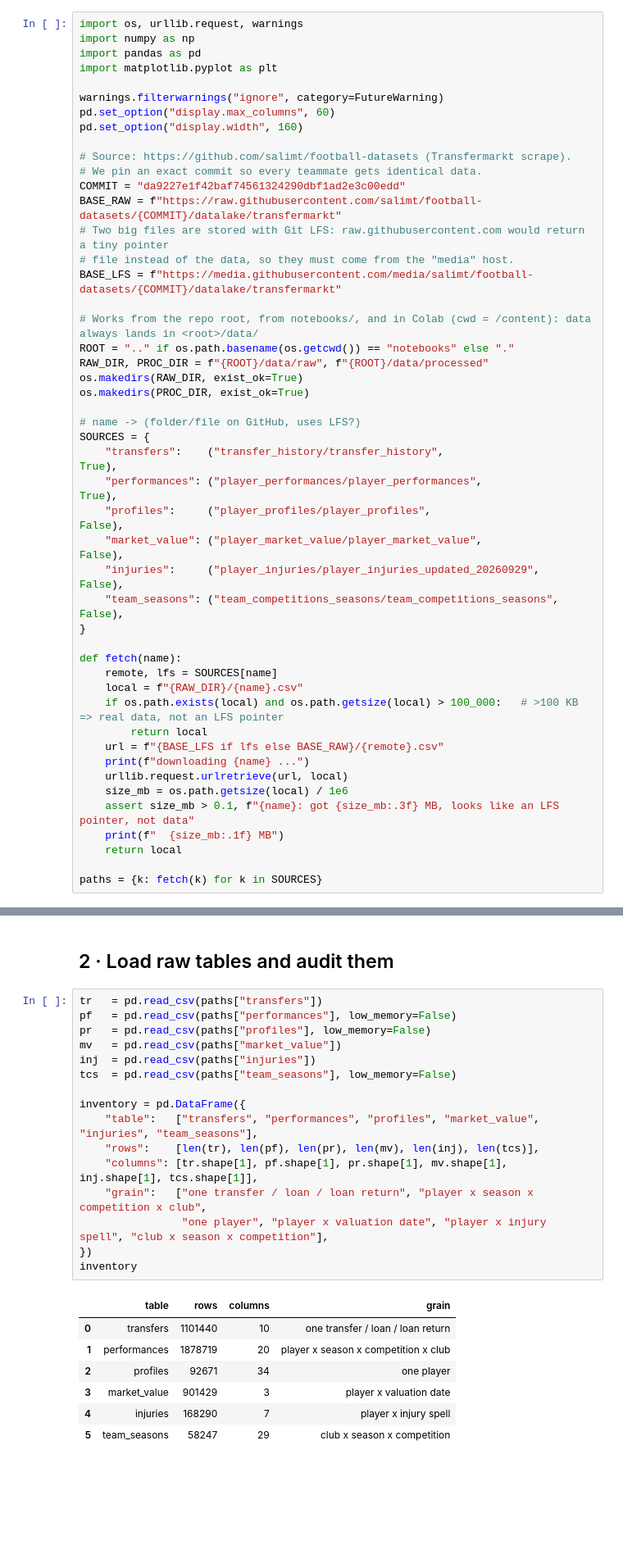
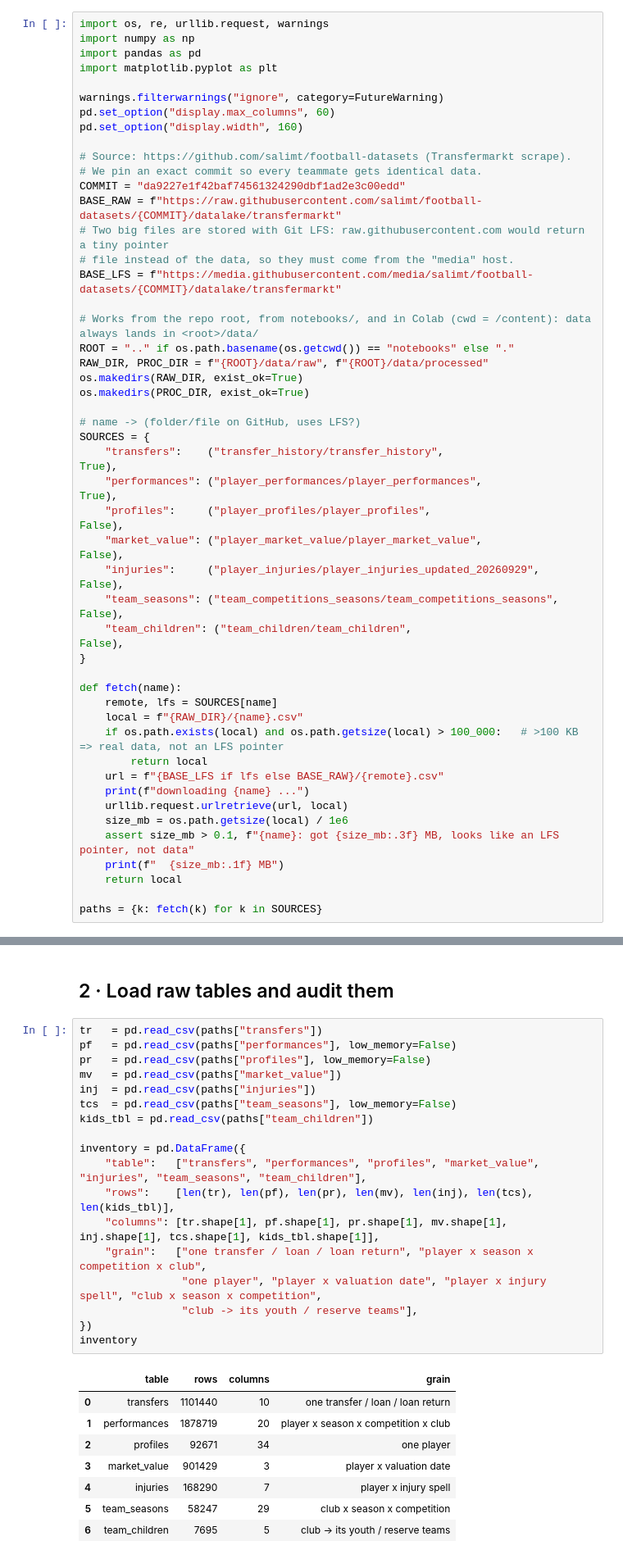
Before and after one commit to 0me1ettetuy/football-analyzer, a Jupyter notebook: 01_data_prep.ipynb, the cells around one changed output, grey strips where cells are left out. Shown at 82% size. Saved outputs shown, nothing was run; the diff lists cells and outputs as text; blank space fills up the shorter version.

```diff
--- a/01_data_prep.ipynb
+++ b/01_data_prep.ipynb
@@ -26,7 +26,7 @@ information available **before** the transfer rank risky deals better than simpl
 # %% [markdown]
 ## 1 · Setup and data download
 # %%
-import os, urllib.request, warnings
+import os, re, urllib.request, warnings
 import numpy as np
 import pandas as pd
 import matplotlib.pyplot as plt
@@ -57,6 +57,7 @@ SOURCES = {
     "market_value": ("player_market_value/player_market_value",                False),
     "injuries":     ("player_injuries/player_injuries_updated_20260929",       False),
     "team_seasons": ("team_competitions_seasons/team_competitions_seasons",    False),
+    "team_children": ("team_children/team_children",                           False),
 }
 
 def fetch(name):
@@ -91,27 +79,30 @@ downloading team_seasons ...
 # %%
 tr   = pd.read_csv(paths["transfers"])
 pf   = pd.read_csv(paths["performances"], low_memory=False)
 pr   = pd.read_csv(paths["profiles"], low_memory=False)
 mv   = pd.read_csv(paths["market_value"])
 inj  = pd.read_csv(paths["injuries"])
 tcs  = pd.read_csv(paths["team_seasons"], low_memory=False)
+kids_tbl = pd.read_csv(paths["team_children"])
 
 inventory = pd.DataFrame({
-    "table":   ["transfers", "performances", "profiles", "market_value", "injuries", "team_seasons"],
-    "rows":    [len(tr), len(pf), len(pr), len(mv), len(inj), len(tcs)],
-    "columns": [tr.shape[1], pf.shape[1], pr.shape[1], mv.shape[1], inj.shape[1], tcs.shape[1]],
+    "table":   ["transfers", "performances", "profiles", "market_value", "injuries", "team_seasons", "team_children"],
+    "rows":    [len(tr), len(pf), len(pr), len(mv), len(inj), len(tcs), len(kids_tbl)],
+    "columns": [tr.shape[1], pf.shape[1], pr.shape[1], mv.shape[1], inj.shape[1], tcs.shape[1], kids_tbl.shape[1]],
     "grain":   ["one transfer / loan / loan return", "player x season x competition x club",
-                "one player", "player x valuation date", "player x injury spell", "club x season x competition"],
+                "one player", "player x valuation date", "player x injury spell", "club x season x competition",
+                "club -> its youth / reserve teams"],
 })
 inventory
 # %% [output]
 |  | table | rows | columns | grain |
 | 0 | transfers | 1101440 | 10 | one transfer / loan / loan return |
 | 1 | performances | 1878719 | 20 | player x season x competition x club |
 | 2 | profiles | 92671 | 34 | one player |
 | 3 | market_value | 901429 | 3 | player x valuation date |
 | 4 | injuries | 168290 | 7 | player x injury spell |
 | 5 | team_seasons | 58247 | 29 | club x season x competition |
+| 6 | team_children | 7695 | 5 | club -> its youth / reserve teams |
 # %% [markdown]
 ### 2.1 Data-quality audit
 We check duplicates, impossible dates and how much of each key column is missing.
```
Also changed, not shown: parts of 21 cells of this notebook, 5 other files.
